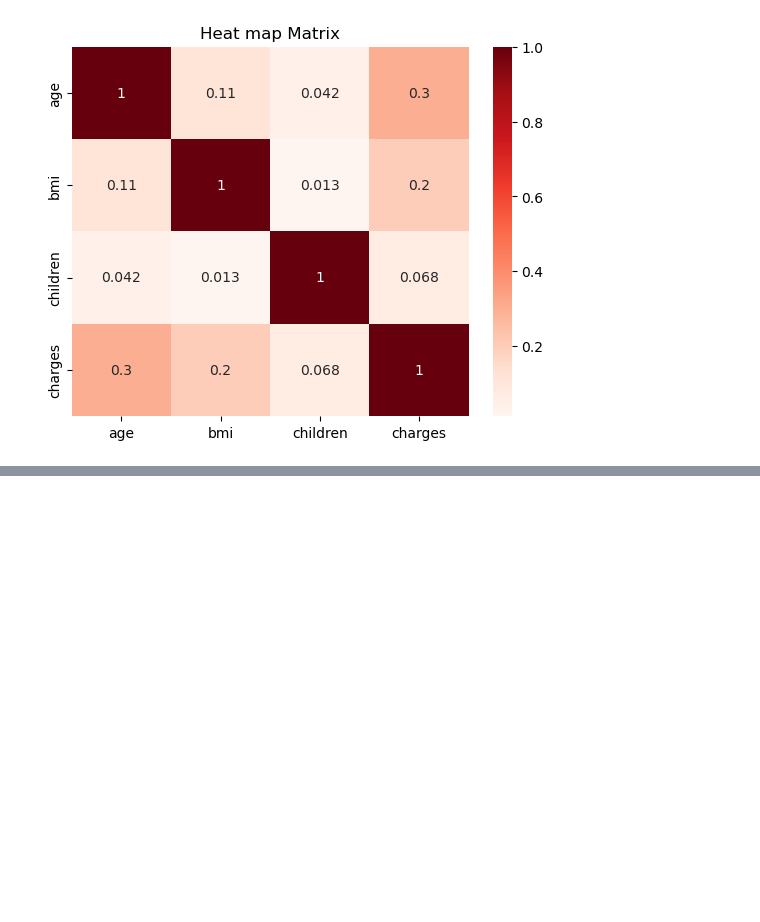
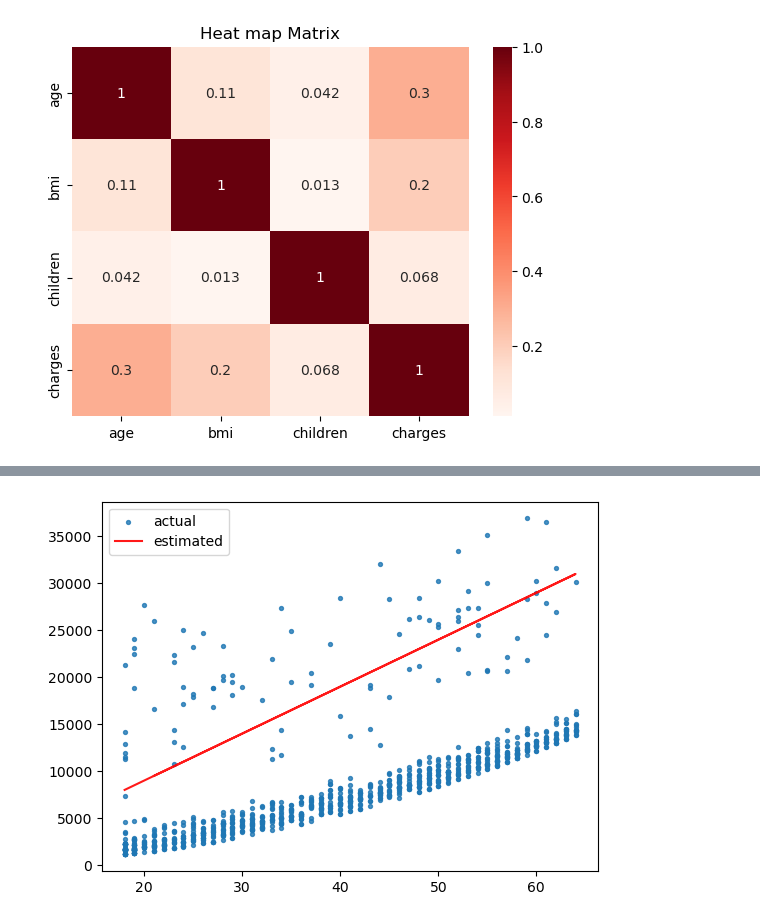
Before and after one commit to sulakshya1/machine-Learning, a Jupyter notebook: linear_regression/insurance.ipynb, the cells around one changed output, grey strips where cells are left out. Drawn from its saved outputs; the diff is of its cells as text; code cells hidden in the pictures; blank space fills up the shorter version.

```diff
--- a/linear_regression/insurance.ipynb
+++ b/linear_regression/insurance.ipynb
@@ -106,0 +140,15 @@ Text(0.5, 1.0, 'Heat map Matrix')
+# %%
+def try_parameter(w,b):
+    age = non_smoker_df.age
+    target = non_smoker_df.charges
+
+    estimate_charge = estimate_charges(age, w, b)
+
+    plt.scatter(age, target, s=8, alpha = 0.8)
+
+    plt.plot(age, estimate_charge ,"r",alpha = 0.9)
+    plt.legend(["actual","estimated"])
+# %%
+try_parameter(500, -1000)
+# %% [output]
+[figure, added]
```
Also changed, not shown: parts of 21 cells of this notebook.
